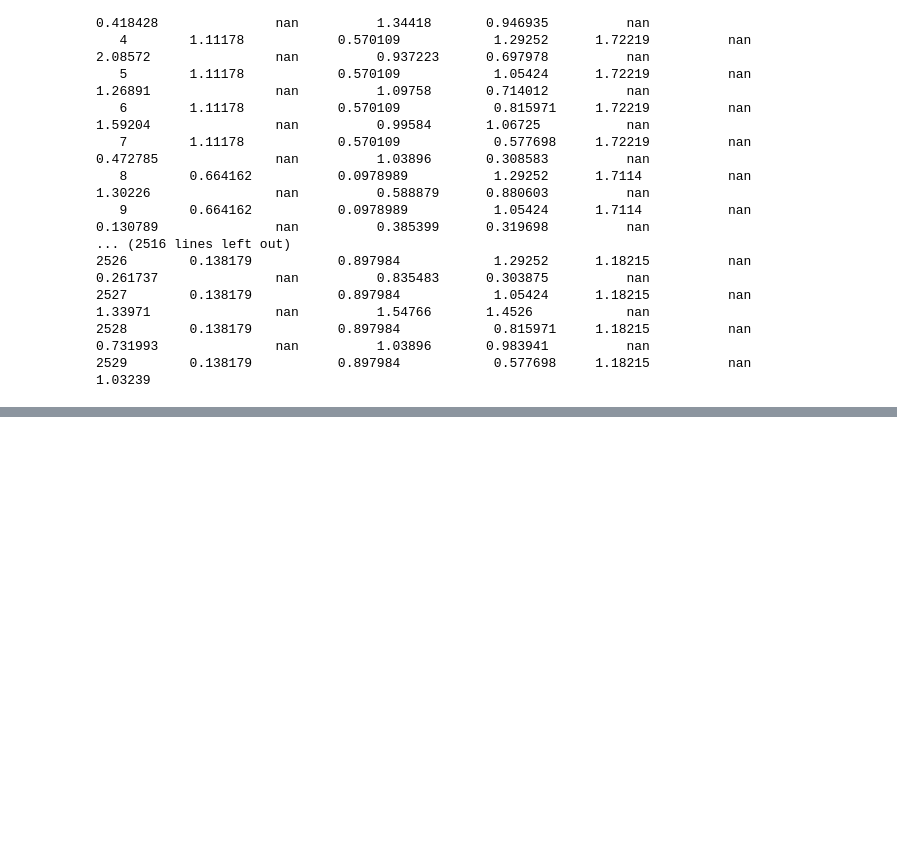
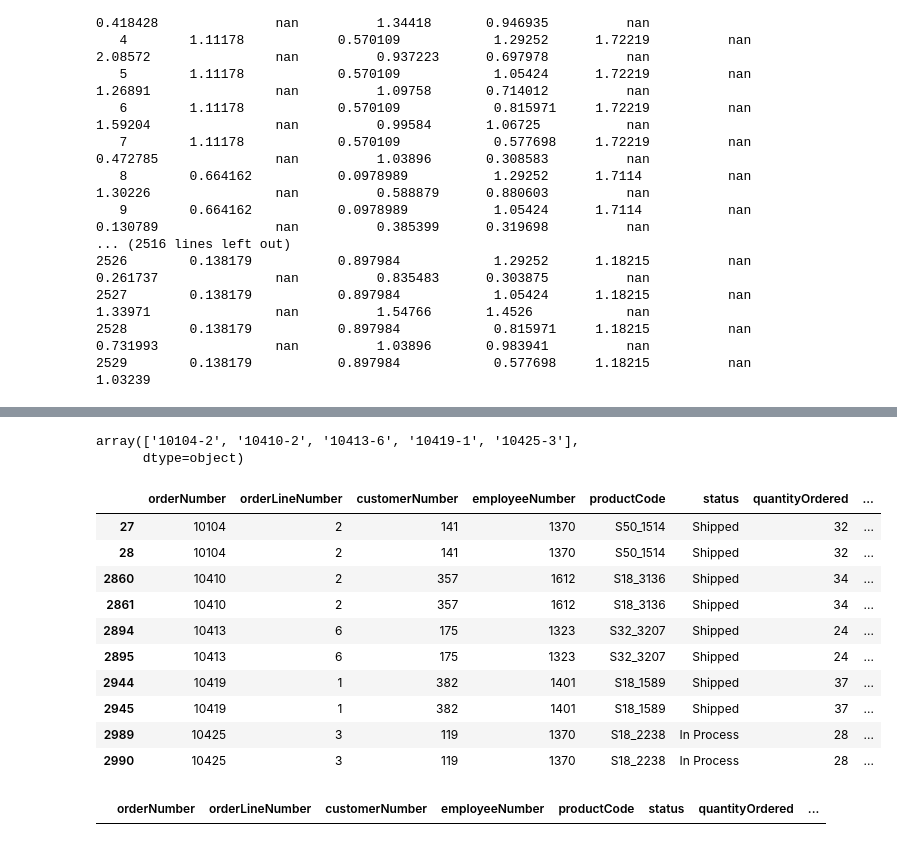
Before and after one commit to CarlosEsteve/python, a Jupyter notebook: Pandas/04.1.Ejercicio_DataQ_Perfilado.ipynb, the cells around one changed output, grey strips where cells are left out. Saved outputs shown, nothing was run; the diff lists cells and outputs as text; code cells hidden in the pictures; blank space fills up the shorter version.

```diff
--- a/Pandas/04.1.Ejercicio_DataQ_Perfilado.ipynb
+++ b/Pandas/04.1.Ejercicio_DataQ_Perfilado.ipynb
@@ -21,5 +21,6 @@ import pandas as pd
 import numpy as np
 from tabulate import tabulate
 # %%
-sales_df = pd.read_csv('https://github.com/ricardoahumada/DataScienceBasics/raw/refs/heads/main/data/company_sales/sales.csv')
+sales_df = pd.read_csv(
+    'https://github.com/ricardoahumada/DataScienceBasics/raw/refs/heads/main/data/company_sales/sales.csv')
 # %%
@@ -71,4 +98,3 @@ Name: count, dtype: int64
 # %%
-# columnas corruptas
-sales_df_clean = sales_df.drop(columns=['orderDate', 'shippedDate', 'requiredDate','comments'])
-sales_df_clean.info()
+sales_df_clean = sales_df.drop(columns=['comments', 'orderDate',
+                                        'shippedDate', 'requiredDate'])
@@ -153,4 +232,5 @@ sales_df_clean[sales_df_clean.duplicated()]
 # %%
-sales_df_clean['complete_order_number'] = sales_df_clean['orderNumber'].astype('str')+'-'+sales_df_clean['orderLineNumber'].astype('str')
+sales_df_clean['complete_order_number'] = sales_df_clean['orderNumber'].astype(
+    'str')+'-'+sales_df_clean['orderLineNumber'].astype('str')
 # %%
 sales_df_clean.head()
@@ -157,11 +265,32 @@ sales_df_clean.head()
 # %%
-dup_ordnums = sales_df_clean[sales_df_clean.duplicated()]['complete_order_number']
+dup_ordnums = sales_df_clean[sales_df_clean.duplicated(
+)]['complete_order_number']
+
+
 dup_ordnums.values
+# %% [output]
+array(['10104-2', '10410-2', '10413-6', '10419-1', '10425-3'],
+      dtype=object)
 # %%
-sales_df_clean[sales_df_clean['complete_order_number'].isin(dup_ordnums.values)]
+sales_df_clean[sales_df_clean['complete_order_number'].isin(
+    dup_ordnums.values)]
+# %% [output]
+|  | orderNumber | orderLineNumber | customerNumber | employeeNumber | productCode | status | quantityOrdered | ... |
+| 27 | 10104 | 2 | 141 | 1370 | S50_1514 | Shipped | 32 | ... |
+| 28 | 10104 | 2 | 141 | 1370 | S50_1514 | Shipped | 32 | ... |
+| 2860 | 10410 | 2 | 357 | 1612 | S18_3136 | Shipped | 34 | ... |
+| 2861 | 10410 | 2 | 357 | 1612 | S18_3136 | Shipped | 34 | ... |
+| 2894 | 10413 | 6 | 175 | 1323 | S32_3207 | Shipped | 24 | ... |
+| 2895 | 10413 | 6 | 175 | 1323 | S32_3207 | Shipped | 24 | ... |
+| 2944 | 10419 | 1 | 382 | 1401 | S18_1589 | Shipped | 37 | ... |
+| 2945 | 10419 | 1 | 382 | 1401 | S18_1589 | Shipped | 37 | ... |
+| 2989 | 10425 | 3 | 119 | 1370 | S18_2238 | In Process | 28 | ... |
+| 2990 | 10425 | 3 | 119 | 1370 | S18_2238 | In Process | 28 | ... |
 # %%
 sales_df_clean.drop_duplicates(inplace=True)
 sales_df_clean[sales_df_clean.duplicated()]
+# %% [output]
+|  | orderNumber | orderLineNumber | customerNumber | employeeNumber | productCode | status | quantityOrdered | ... |
 # %%
 # incoherencias
 sales_df_clean.info()
```
Also changed, not shown: parts of 93 cells of this notebook, 4 other files.
